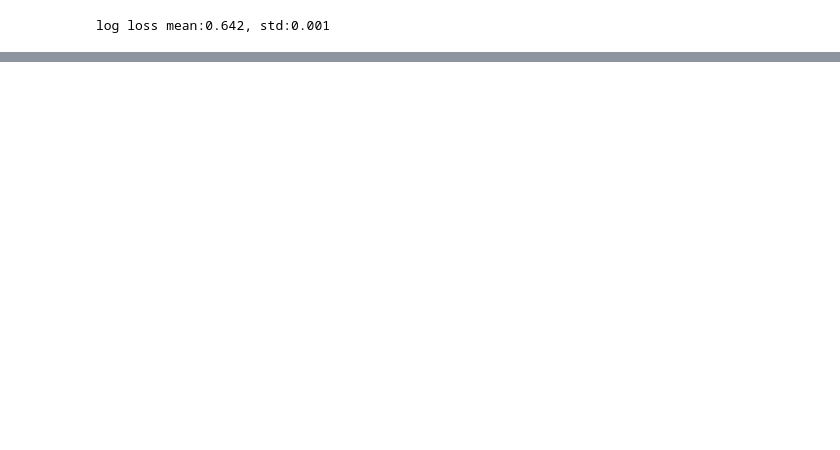
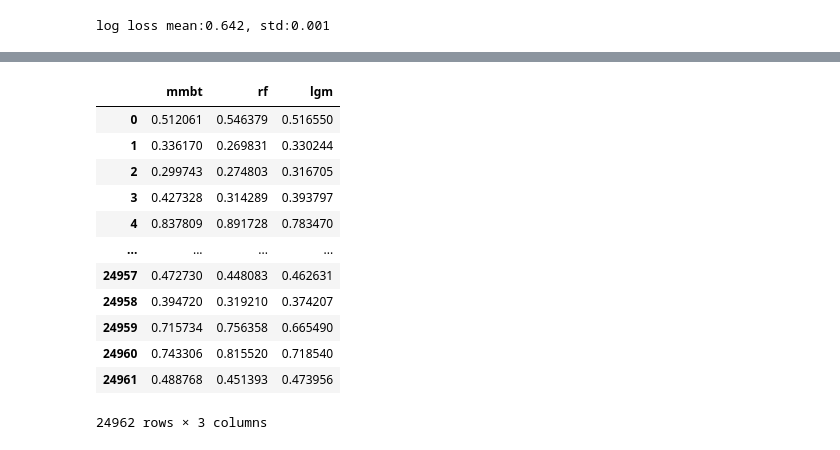
Before and after one commit to ryota0051/boke-ai, a Jupyter notebook: notebooks/2.3 train_extracted_feature_with_stacking.ipynb, the cells around one changed output, grey strips where cells are left out. Drawn from its saved outputs; the diff is of its cells as text; code cells hidden in the pictures; blank space fills up the shorter version.

Commit message:
RandomForest単体での学習 + LightGBM, RandomForest, MMBTのスタッキング追加

```diff
--- a/notebooks/2.3 train_extracted_feature_with_stacking.ipynb
+++ b/notebooks/2.3 train_extracted_feature_with_stacking.ipynb
@@ -74,6 +75,17 @@ class LightGBMInterFace:
             callbacks=[early_stopping(stopping_rounds=self.stopping_rounds, verbose=True)],
             eval_metric='binary_logloss'
         )
+
+    def predict(self, X_test):
+        return self.model.predict_proba(X_test)[:, 1]
+
+
+class RandomForestInterFace:
+    def __init__(self, args):
+        self.model = RandomForestClassifier(**args)
+
+    def fit(self, X_train, y_train, X_valid, y_valid):
+        self.model.fit(X_train, y_train)
 
     def predict(self, X_test):
         return self.model.predict_proba(X_test)[:, 1]
@@ -376,0 +598,16 @@ log loss mean:0.642, std:0.001
+# %%
+train_lv1_feat
+# %% [output]
+|  | mmbt | rf | lgm |
+| 0 | 0.512061 | 0.546379 | 0.516550 |
+| 1 | 0.336170 | 0.269831 | 0.330244 |
+| 2 | 0.299743 | 0.274803 | 0.316705 |
+| 3 | 0.427328 | 0.314289 | 0.393797 |
+| 4 | 0.837809 | 0.891728 | 0.783470 |
+| ... | ... | ... | ... |
+| 24957 | 0.472730 | 0.448083 | 0.462631 |
+| 24958 | 0.394720 | 0.319210 | 0.374207 |
+| 24959 | 0.715734 | 0.756358 | 0.665490 |
+| 24960 | 0.743306 | 0.815520 | 0.718540 |
+| 24961 | 0.488768 | 0.451393 | 0.473956 |
+24962 rows × 3 columns
```
Also changed, not shown: parts of 5 cells of this notebook, 1 other file.
